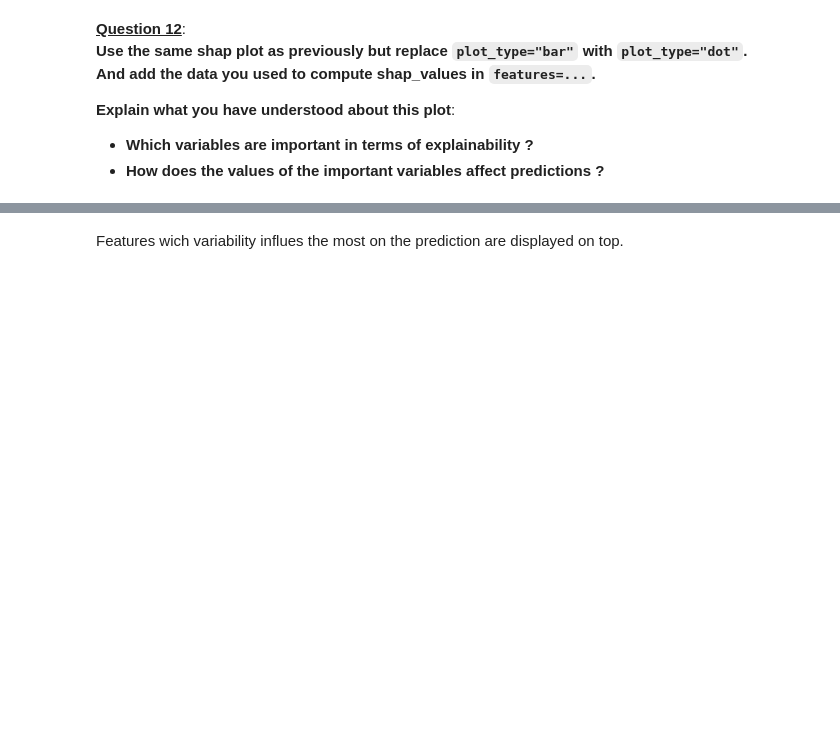
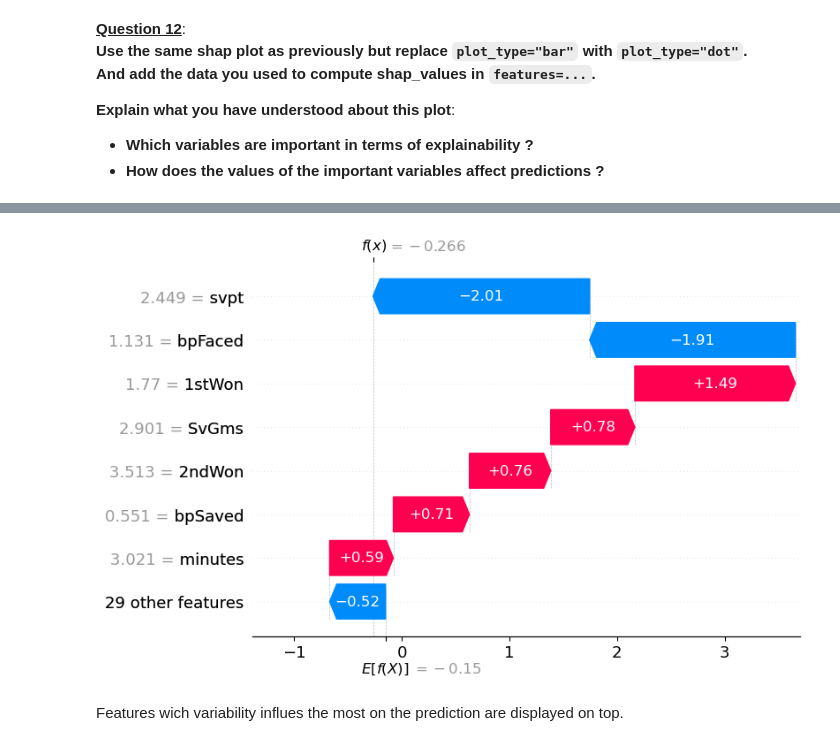
Before and after one commit to waddason/Hi-Paris_bootcamp, a Jupyter notebook: ML/ML_explainability_DL.ipynb, the cells around one changed output, grey strips where cells are left out. Cells and saved outputs as stored; diff of their text form; code cells hidden in the pictures; blank space fills up the shorter version.

```diff
--- a/ML/ML_explainability_DL.ipynb
+++ b/ML/ML_explainability_DL.ipynb
@@ -705,2 +715,6 @@ shap.summary_plot(shap_values[:, :, 0], feature_names=X_train.columns, plot_type
+# %%
+shap.plots.waterfall(xpl(X_test)[0], max_display=8)
+# %% [output]
+[figure, added]
 # %% [markdown]
 Features wich variability influes the most on the prediction are displayed on top.
```
Also changed, not shown: parts of 21 cells of this notebook, 3 other files.
